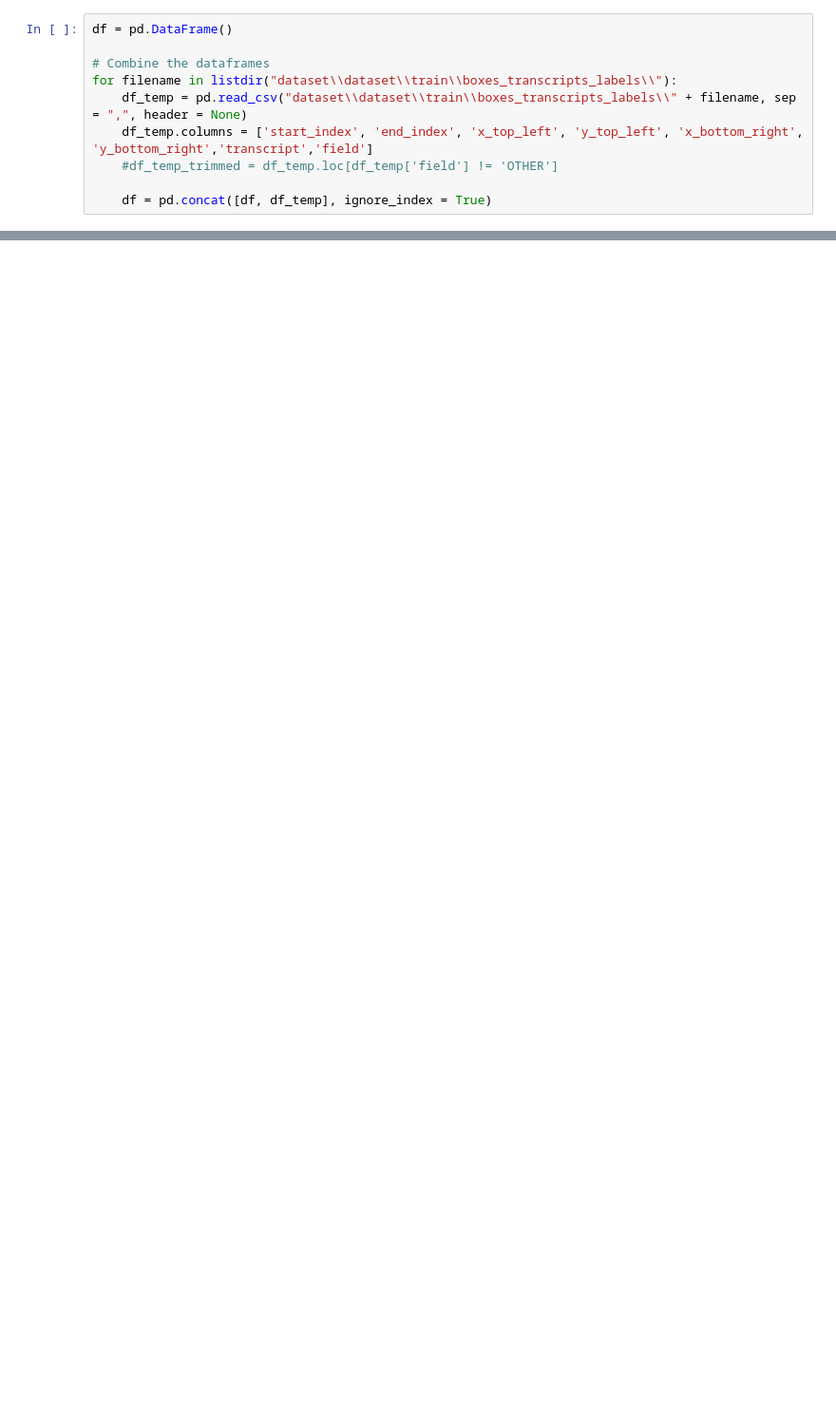
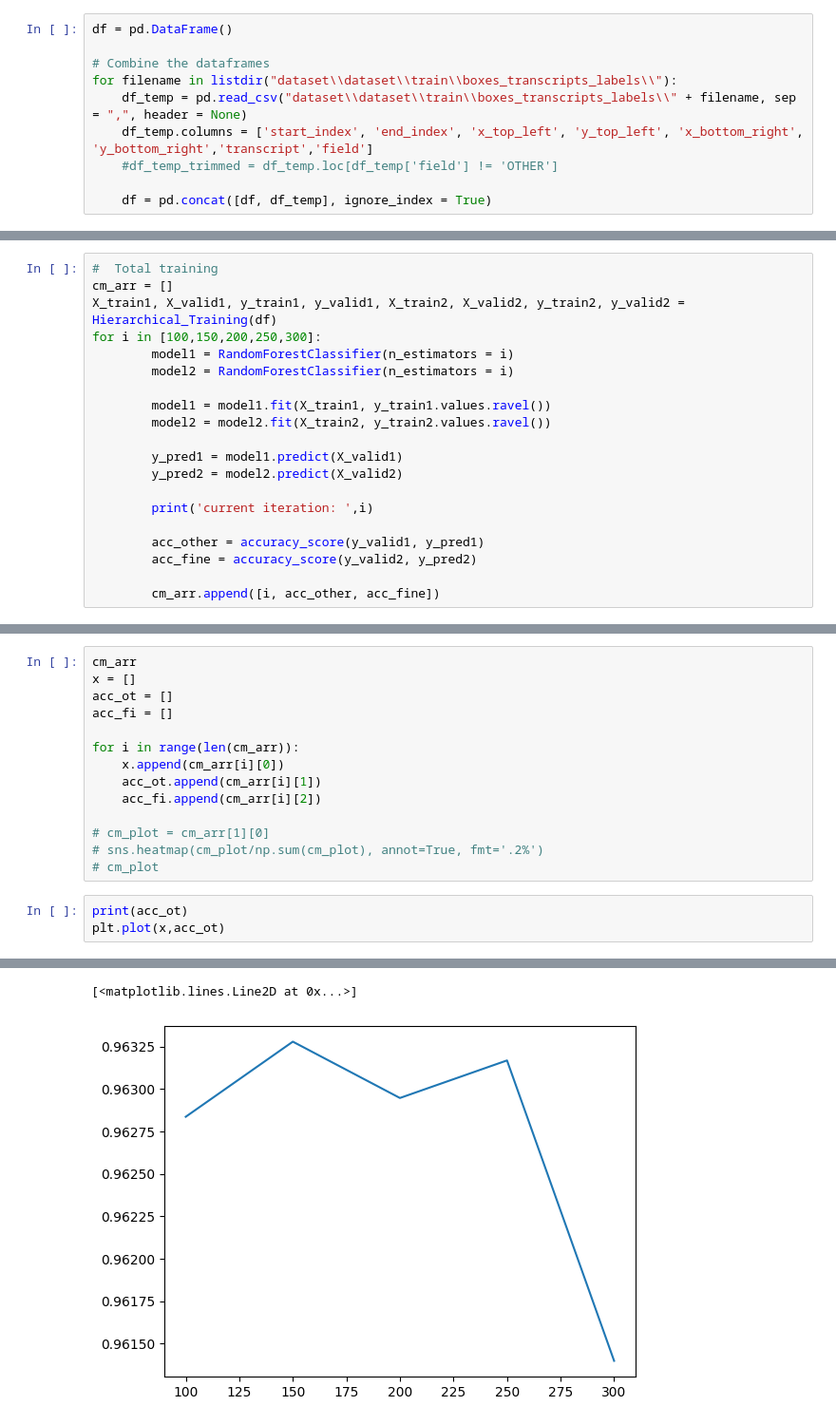
Before and after one commit to ShashankSaumya123/Document-Parser, a Jupyter notebook: main 2.ipynb, the cells around one changed output, grey strips where cells are left out. Shown: that part at 95% size. Cells and saved outputs as stored; diff of their text form; blank space fills up the shorter version.

Commit message:
Completed the model analysis
- Model selection and analysis completed
- Calculated the CV scores
- Calculated the accuracy when trained with normal train_test_split

```diff
--- a/main 2.ipynb
+++ b/main 2.ipynb
@@ -90,0 +106,20 @@ def Cross_Validation(X,y, model):
+# %%
+#  Total training
+cm_arr = []
+X_train1, X_valid1, y_train1, y_valid1, X_train2, X_valid2, y_train2, y_valid2 = Hierarchical_Training(df)
+for i in [100,150,200,250,300]:
+        model1 = RandomForestClassifier(n_estimators = i)
+        model2 = RandomForestClassifier(n_estimators = i)
+
+        model1 = model1.fit(X_train1, y_train1.values.ravel())
+        model2 = model2.fit(X_train2, y_train2.values.ravel())
+
+        y_pred1 = model1.predict(X_valid1)
+        y_pred2 = model2.predict(X_valid2)
+
+        print('current iteration: ',i)
+
+        acc_other = accuracy_score(y_valid1, y_pred1)
+        acc_fine = accuracy_score(y_valid2, y_pred2)
+
+        cm_arr.append([i, acc_other, acc_fine])
@@ -90,0 +132,18 @@ def Cross_Validation(X,y, model):
+# %%
+cm_arr
+x = []
+acc_ot = []
+acc_fi = []
+
+for i in range(len(cm_arr)):
+    x.append(cm_arr[i][0])
+    acc_ot.append(cm_arr[i][1])
+    acc_fi.append(cm_arr[i][2])
+
+# cm_plot = cm_arr[1][0]
+# sns.heatmap(cm_plot/np.sum(cm_plot), annot=True, fmt='.2%')
+# cm_plot
+# %%
+print(acc_ot)
+plt.plot(x,acc_ot)
+# %% [output]
@@ -90,0 +151,2 @@ def Cross_Validation(X,y, model):
+[<matplotlib.lines.Line2D at 0x...>]
+[figure, added]
```
Also changed, not shown: parts of 10 cells of this notebook.
